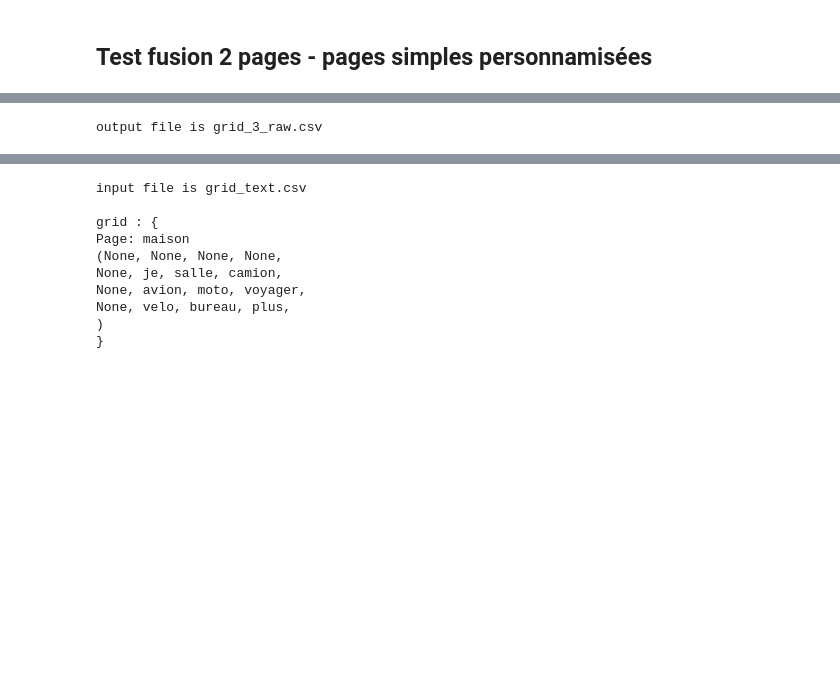
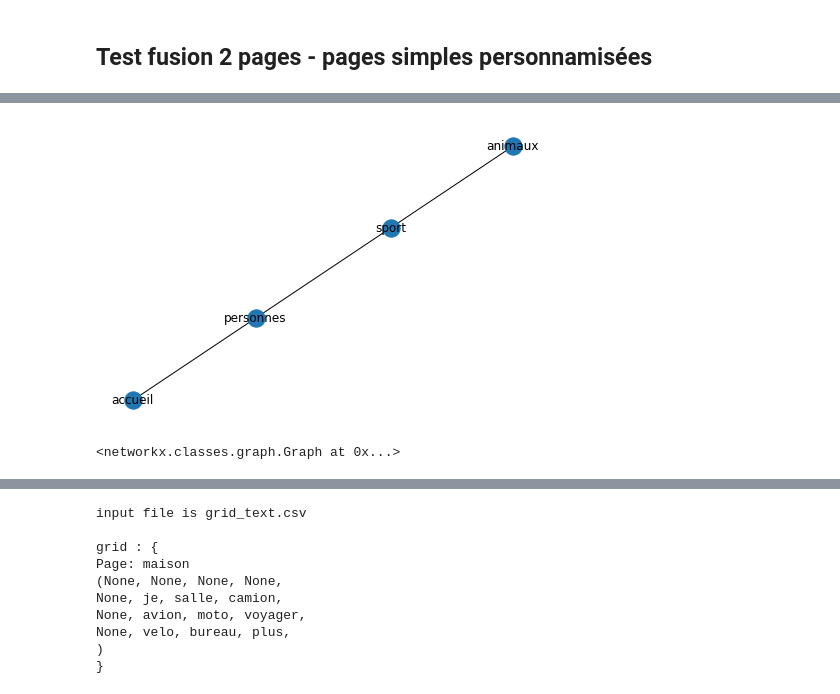
Before and after one commit to CarlosVargasF/grid_generation, a Jupyter notebook: gen_init.ipynb, the cells around one changed output, grey strips where cells are left out. Drawn from its saved outputs; the diff is of its cells as text; code cells hidden in the pictures; blank space fills up the shorter version.

```diff
--- a/gen_init.ipynb
+++ b/gen_init.ipynb
@@ -729,6 +733,6 @@ class Grid():
 # %% [markdown]
 ## Test fusion 2 pages - pages simples personnamisées
 # %%
-grid1 = Grid('testing/grid_1_raw.csv')
+grid1 = Grid('testing/grid_1_3p_raw.csv')
 # grid1.get_page_dict().get('accueil').show()
 # %% [output]
@@ -736,6 +742,6 @@ Grille créée à partir du fichier testing/grid_1_raw.csv
 # %%
 # grid1.get_page_dict().get('animaux').show()
 # %%
-grid2 = Grid('testing/grid_2_raw.csv')
+grid2 = Grid('testing/grid_2_2p_raw.csv')
 # grid2.get_page_dict().get('accueil').show()
 # %% [output]
@@ -775,4 +784,5 @@ None, None, None, None, retour(accueil),
-# %%
-grid3.to_text('grid_3_raw.csv')
-# %% [output]
-output file is grid_3_raw.csv
+# %%
+grid3.to_graph()
+# %% [output]
+[figure, added]
+<networkx.classes.graph.Graph at 0x...>
```
Also changed, not shown: parts of 11 cells of this notebook, 1 other file.
